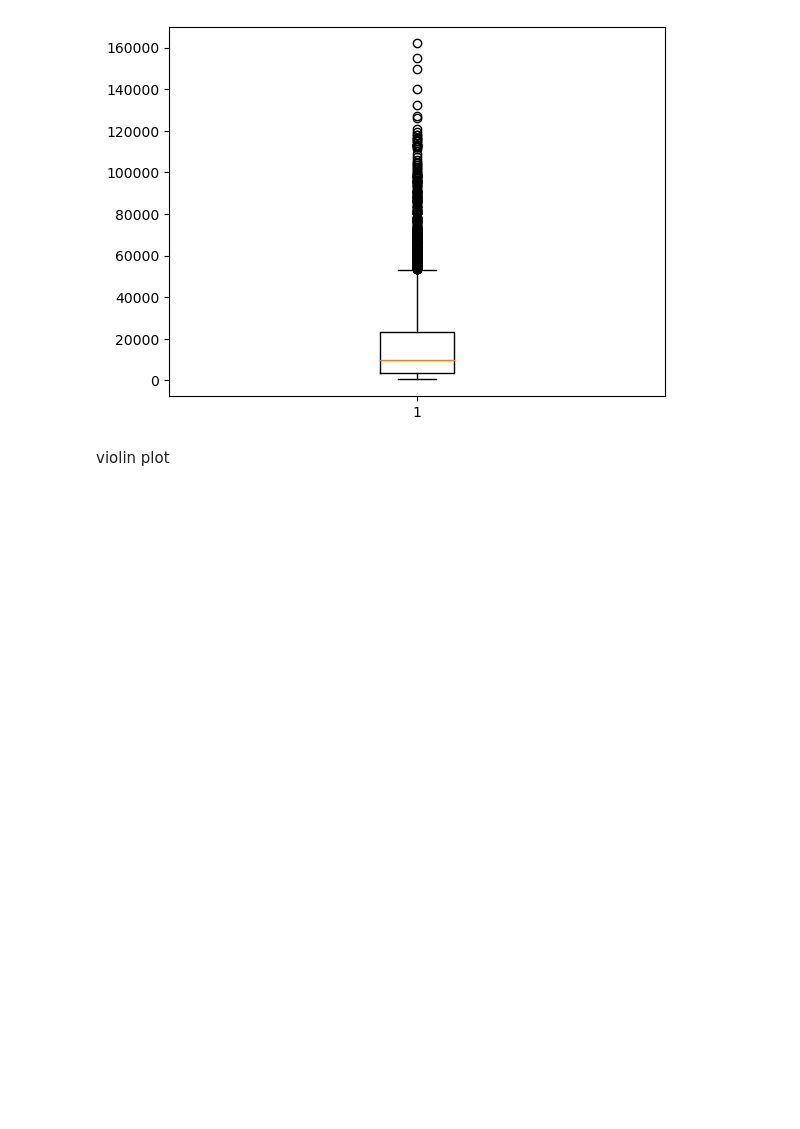
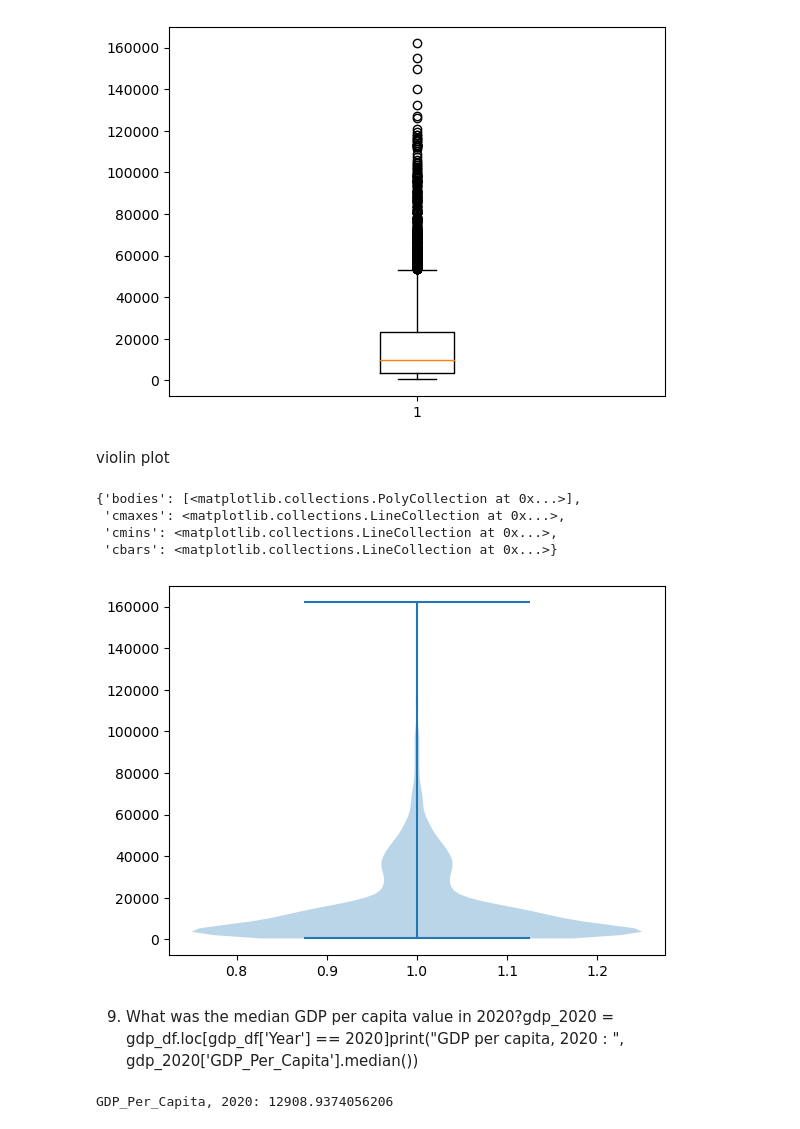
Before and after one commit to NSS-Data-Analytics-Cohort-8/gdp-and-internet-usage-bob10182, a Jupyter notebook: notebooks/un_project.ipynb, the cells around one changed output. Drawn from its saved outputs; the diff is of its cells as text; code cells hidden in the pictures; blank space fills up the shorter version.

```diff
--- a/notebooks/un_project.ipynb
+++ b/notebooks/un_project.ipynb
@@ -136,3 +136,18 @@ plt.boxplot(gdp_df['GDP_Per_Capita'])
 [figure]
 # %% [markdown]
 violin plot
+# %%
+plt.violinplot(gdp_df['GDP_Per_Capita'])
+# %% [output]
+{'bodies': [<matplotlib.collections.PolyCollection at 0x...>],
+ 'cmaxes': <matplotlib.collections.LineCollection at 0x...>,
+ 'cmins': <matplotlib.collections.LineCollection at 0x...>,
+ 'cbars': <matplotlib.collections.LineCollection at 0x...>}
+[figure, added]
+# %% [markdown]
+9. What was the median GDP per capita value in 2020?gdp_2020 = gdp_df.loc[gdp_df['Year'] == 2020]print("GDP per capita, 2020 : ", gdp_2020['GDP_Per_Capita'].median())
+# %%
+gdp_year= gdp_df.loc[gdp_df['Year'] ==2020]
+print('GDP_Per_Capita, 2020:', gdp_year['GDP_Per_Capita'].median())
+# %% [output]
+GDP_Per_Capita, 2020: 12908.9374056206
```
Also changed, not shown: parts of 2 cells of this notebook.
